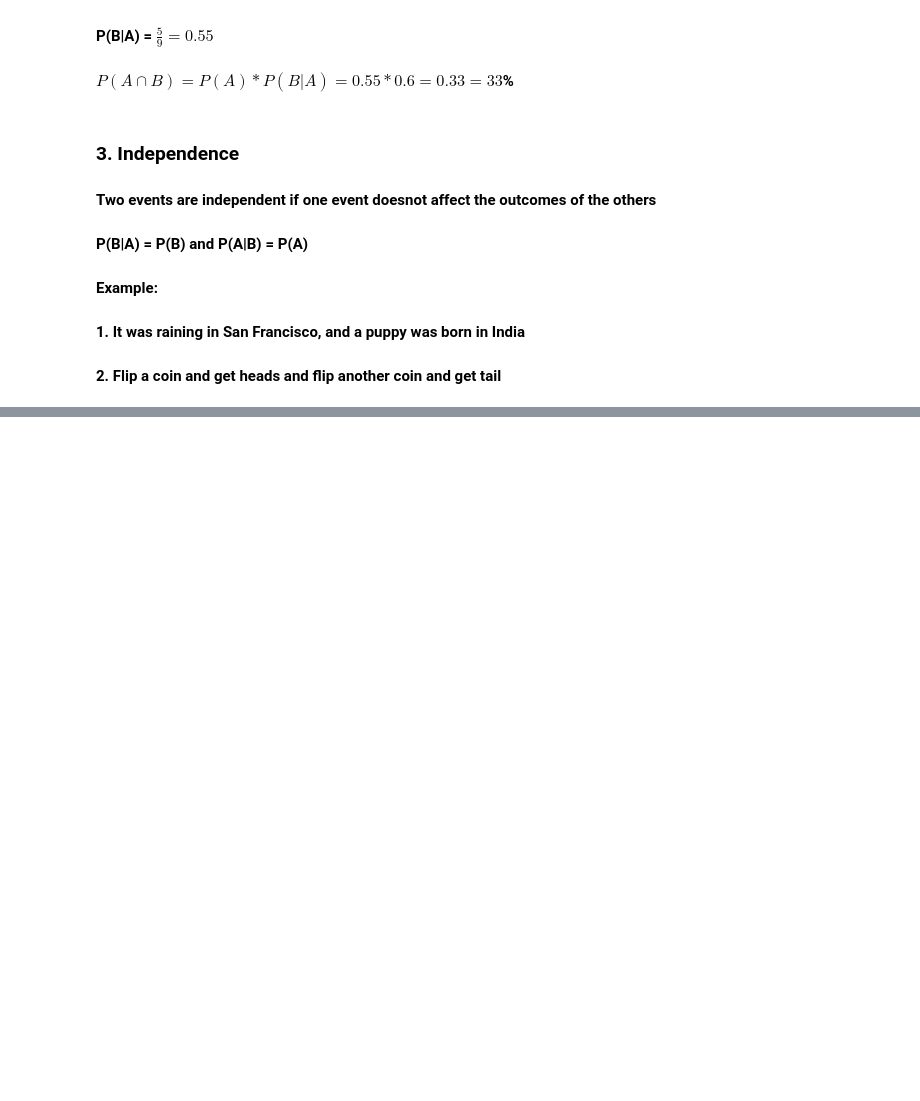
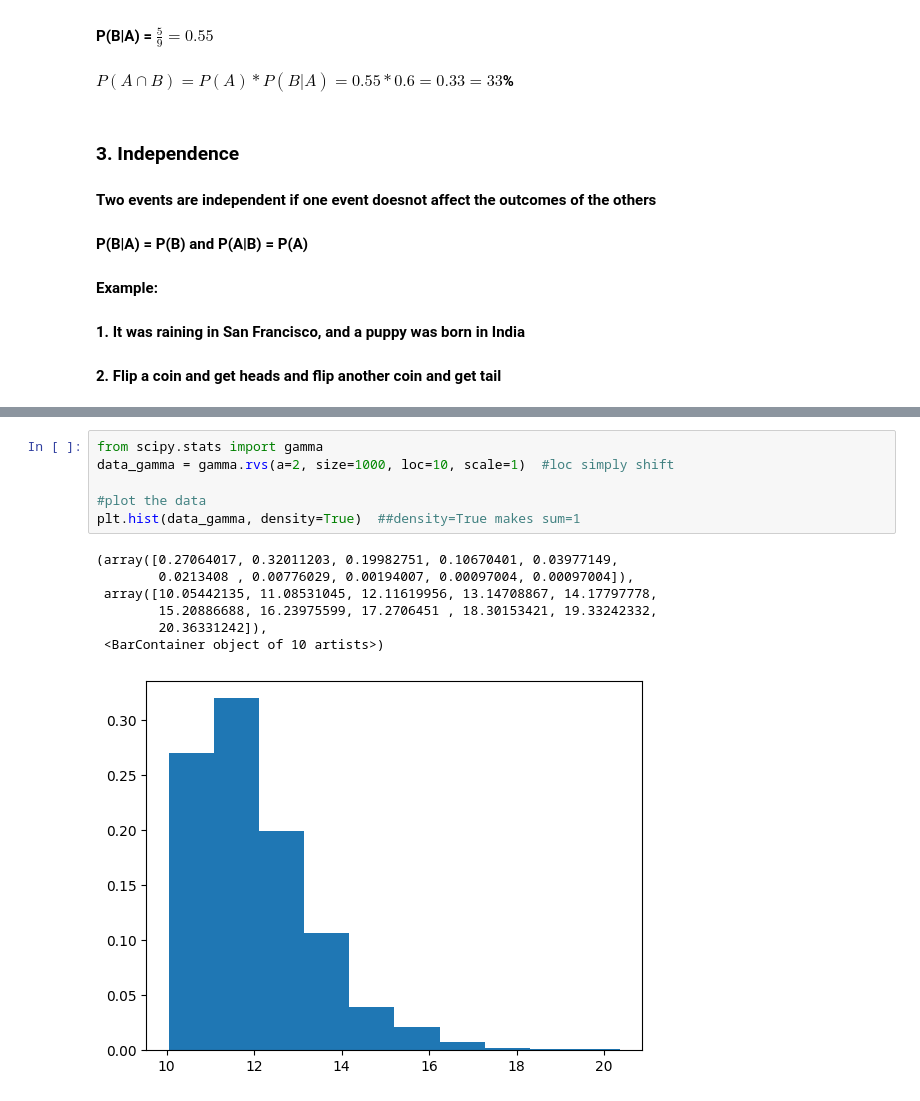
Before and after one commit to UkeshThapa/Summer-ML-Training, a Jupyter notebook: data_science_course.ipynb, the cells around one changed output, grey strips where cells are left out. Saved outputs shown, nothing was run; the diff lists cells and outputs as text; blank space fills up the shorter version.

```diff
--- a/data_science_course.ipynb
+++ b/data_science_course.ipynb
@@ -1017,0 +1272,14 @@ Tossing a fair coin and rolling a fair die. The probability of getting **Head**
+# %%
+from scipy.stats import gamma
+data_gamma = gamma.rvs(a=2, size=1000, loc=10, scale=1)  #loc simply shift
+
+#plot the data
+plt.hist(data_gamma, density=True)  ##density=True makes sum=1
+# %% [output]
+(array([0.27064017, 0.32011203, 0.19982751, 0.10670401, 0.03977149,
+        0.0213408 , 0.00776029, 0.00194007, 0.00097004, 0.00097004]),
+ array([10.05442135, 11.08531045, 12.11619956, 13.14708867, 14.17797778,
+        15.20886688, 16.23975599, 17.2706451 , 18.30153421, 19.33242332,
+        20.36331242]),
+ <BarContainer object of 10 artists>)
+[figure, added]
```
Also changed, not shown: parts of 20 cells of this notebook, 1 other file.
